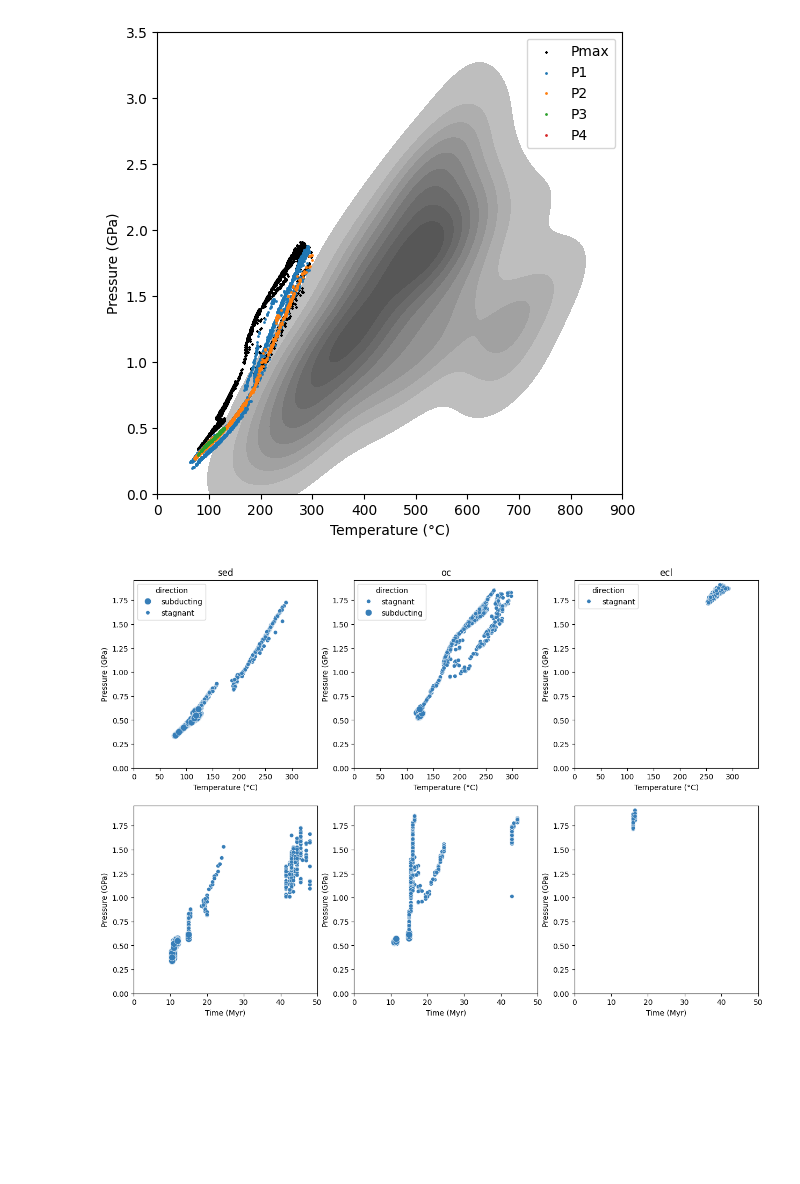
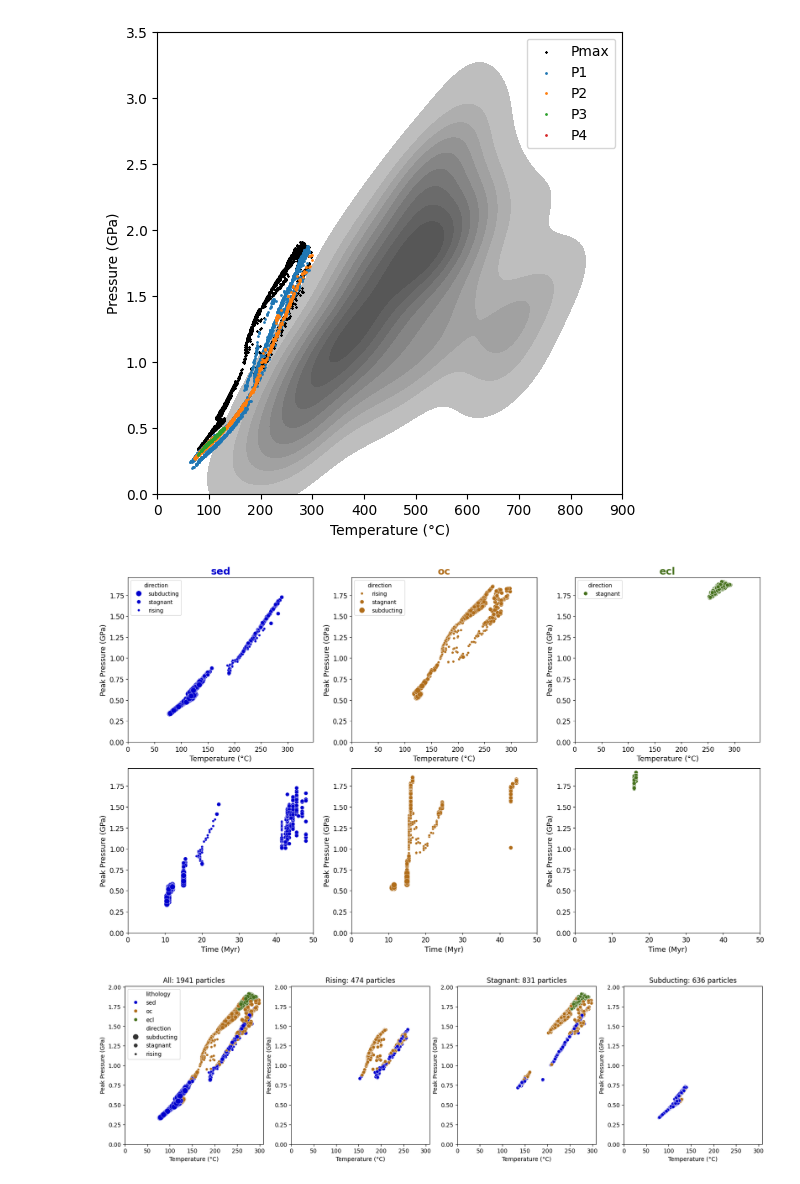
Before and after one commit to vaturino/exhumation, a Jupyter notebook: analysis/exhumation/stagnant_maxima.ipynb, the cells around one changed output. Cells and saved outputs as stored; diff of their text form; code cells hidden in the pictures; blank space fills up the shorter version.

```diff
--- a/analysis/exhumation/stagnant_maxima.ipynb
+++ b/analysis/exhumation/stagnant_maxima.ipynb
@@ -52,12 +52,12 @@ import seaborn as sns
 from matplotlib.lines import Line2D
 
 lnumber = len(data.lithology.unique())
-fig, ax = plt.subplots(2, lnumber, figsize=(15, 10))
+fig, ax = plt.subplots(2, lnumber, figsize=(17, 10))
 
 size = {
-    "subducting": 80,
-    "stagnant": 30,
-    "rising": 10
+    "subducting": 100,
+    "stagnant": 50,
+    "rising": 20
 }
 
 color = {
@@ -66,6 +66,13 @@ color = {
     "P2": "#4daf4a",    # Green
     "P3": "#984ea3"     # Purple
 }
+
+colors_tmax = {
+        "sed": "mediumblue",
+        "oc": "#B06D1A",
+        "ecl": "#45701C",
+        "serp": "brown"
+    }
 
 # Loop over each unique lithology to create separate subplots
 for ind_l, l in enumerate(data['lithology'].unique()):
@@ -81,7 +88,7 @@ for ind_l, l in enumerate(data['lithology'].unique()):
         ax=ax[0, ind_l],
         size = "direction", sizes=size,
         legend = True,
-        color = color["Pmax"]
+        color = colors_tmax[l]
     )
 
     # # Loop to plot additional (T1, P1), (T2, P2), (T3, P3) points for each lithology
@@ -113,46 +120,51 @@ for ind_l, l in enumerate(data['lithology'].unique()):
 
 
     # # Customize each axis
-    ax[0, ind_l].set_xlabel("Temperature (°C)")
-    ax[0, ind_l].set_ylabel("Pressure (GPa)")
-    ax[0, ind_l].set_title(l)
+    ax[0, ind_l].set_xlabel("Temperature (°C)", fontsize=13)
+    ax[0, ind_l].set_ylabel("Peak Pressure (GPa)", fontsize=13)
+    ax[0, ind_l].tick_params(axis='both', which='major', labelsize=12)
     ax[0, ind_l].set_ylim(0, data["Pmax"].max() + 0.05)
     ax[0, ind_l].set_xlim(0, data["Tmax"].max() + 50)
-    ax[0, ind_l].set_title(l)
+    ax[0, ind_l].set_title(l, fontsize=18, fontweight='bold', color = colors_tmax[l])
 
     # Plot time vs. pressure data in the second row of subplots
     sns.scatterplot(
         data=lithology_data,
         x="timePmax",
         y="Pmax",
         size = "direction", sizes=size,
         ax=ax[1, ind_l],
         legend = False,
-        color = color["Pmax"],
+        color = colors_tmax[l],
     )
 
     # # Loop to plot additional (timeP1, P1), (timeP2, P2), (timeP3, P3) points for each lithology
     # for i in range(3):
     #     sns.scatterplot(
     #         data=lithology_data,
     #         x=f"timeP{i+1}",
     #         y=f"P{i+1}",
     #         ax=ax[1, ind_l],
     #         color = color[f"P{i+1}"],
     #         legend= False
     #     )
 
     # Customize the time-pressure axes
     # ax[1, ind_l].legend()
-    ax[1, ind_l].set_xlabel("Time (Myr)")
-    ax[1, ind_l].set_ylabel("Pressure (GPa)")
+    ax[1, ind_l].set_xlabel("Time (Myr)", fontsize=13)
+    ax[1, ind_l].set_ylabel("Peak Pressure (GPa)", fontsize=13)
+    ax[1, ind_l].tick_params(axis='both', which='major', labelsize=12)
     ax[1, ind_l].set_ylim(0, data["Pmax"].max() + 0.05)
     ax[1, ind_l].set_xlim(0, 50)
 
-# plt.tight_layout()
+
+
+
+plt.tight_layout()
+plt.savefig(f"{data_dir}/{output_dir}/stagnant_maxima.png", dpi=300)
 # plt.show()
 # %% [output]
-[figure, old version]
+[figure, new version]
 # %%
 # fig, ax = plt.subplots(2, lnumber+1, figsize=(15, 10))
 
@@ -167,0 +184,24 @@ for ind_l, l in enumerate(data['lithology'].unique()):
+# %%
+colors_tmax = {
+            "sed": "mediumblue",
+            "oc": "#B06D1A",
+            "ecl": "#45701C",
+            "serp": "brown"
+        }
+ax, fig = plt.subplots(1, 4, figsize=(20, 5))
+sns.scatterplot(data = data, x = "Tmax", y = "Pmax", hue = "lithology", palette=colors_tmax, ax=fig[0], size="direction", sizes=size)
+fig[0].set_title(f"All: {len(data)} particles")
+sns.scatterplot(data = rising, x = "Tmax", y = "Pmax", hue = "lithology", palette=colors_tmax, ax=fig[1], legend=False)
+fig[1].set_title(f"Rising: {len(rising)} particles")
+sns.scatterplot(data = stagnant, x = "Tmax", y = "Pmax", hue = "lithology", palette=colors_tmax, ax=fig[2], legend=False)
+fig[2].set_title(f"Stagnant: {len(stagnant)} particles")
+sns.scatterplot(data = subducting, x = "Tmax", y = "Pmax", hue = "lithology", palette=colors_tmax, ax=fig[3], legend=False)
+fig[3].set_title(f"Subducting: {len(subducting)} particles")
+
+for i in range(4):
+    fig[i].set_xlim(0, max(data["Tmax"])+10)
+    fig[i].set_ylim(0, max(data["Pmax"])+0.1)
+    fig[i].set_xlabel("Temperature (°C)")
+    fig[i].set_ylabel("Peak Pressure (GPa)")
+# %% [output]
+[figure, added]
```
Also changed, not shown: parts of 4 cells of this notebook, 16 other files.
